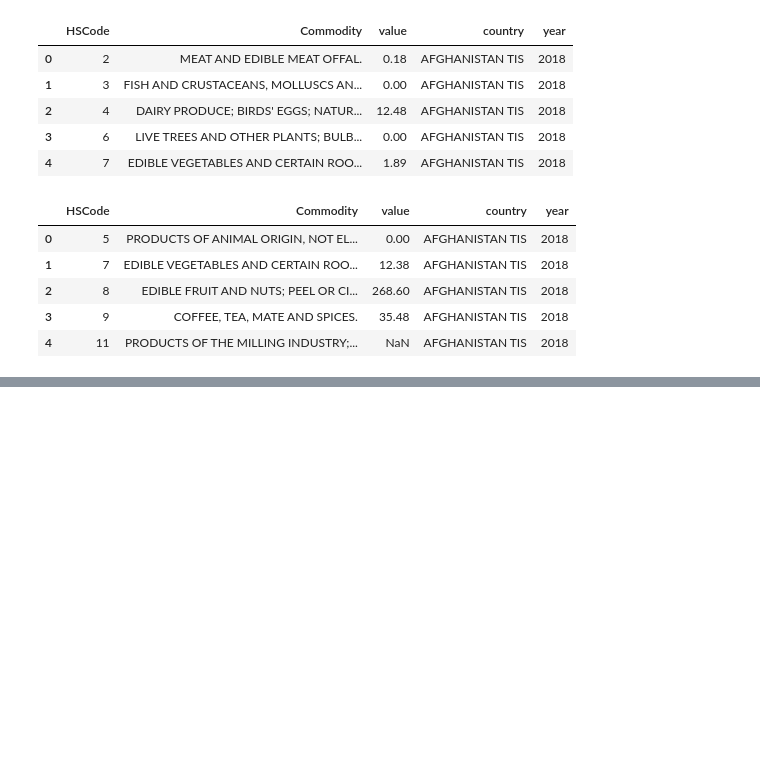
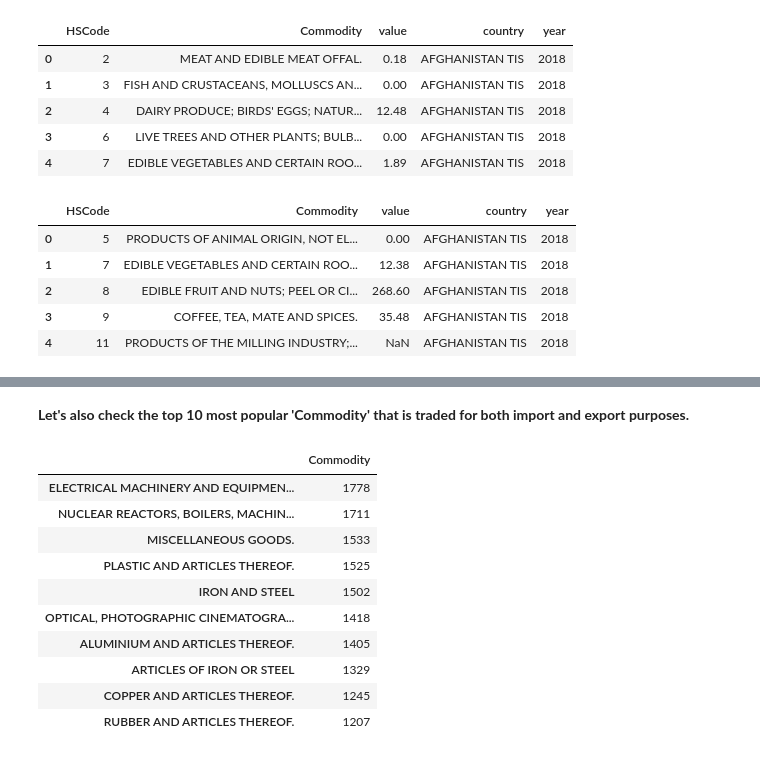
Before and after one commit to Titashmkhrj/Exploration-of-Indian-trade-project, a Jupyter notebook: India_trade_data.ipynb, the cells around one changed output, grey strips where cells are left out. Saved outputs shown, nothing was run; the diff lists cells and outputs as text; code cells hidden in the pictures; blank space fills up the shorter version.

```diff
--- a/India_trade_data.ipynb
+++ b/India_trade_data.ipynb
@@ -65,0 +104,17 @@ import_data.head()
+# %% [markdown]
+**Let's also check the top 10 most popular 'Commodity' that is traded for both import and export purposes.**
+# %%
+imp_comm_freq =pd.DataFrame(import_data['Commodity'].value_counts())
+imp_comm_freq.head(10)
+# %% [output]
+|  | Commodity |
+| ELECTRICAL MACHINERY AND EQUIPMEN... | 1778 |
+| NUCLEAR REACTORS, BOILERS, MACHIN... | 1711 |
+| MISCELLANEOUS GOODS. | 1533 |
+| PLASTIC AND ARTICLES THEREOF. | 1525 |
+| IRON AND STEEL | 1502 |
+| OPTICAL, PHOTOGRAPHIC CINEMATOGRA... | 1418 |
+| ALUMINIUM AND ARTICLES THEREOF. | 1405 |
+| ARTICLES OF IRON OR STEEL | 1329 |
+| COPPER AND ARTICLES THEREOF. | 1245 |
+| RUBBER AND ARTICLES THEREOF. | 1207 |
```
Also changed, not shown: parts of 32 cells of this notebook.
